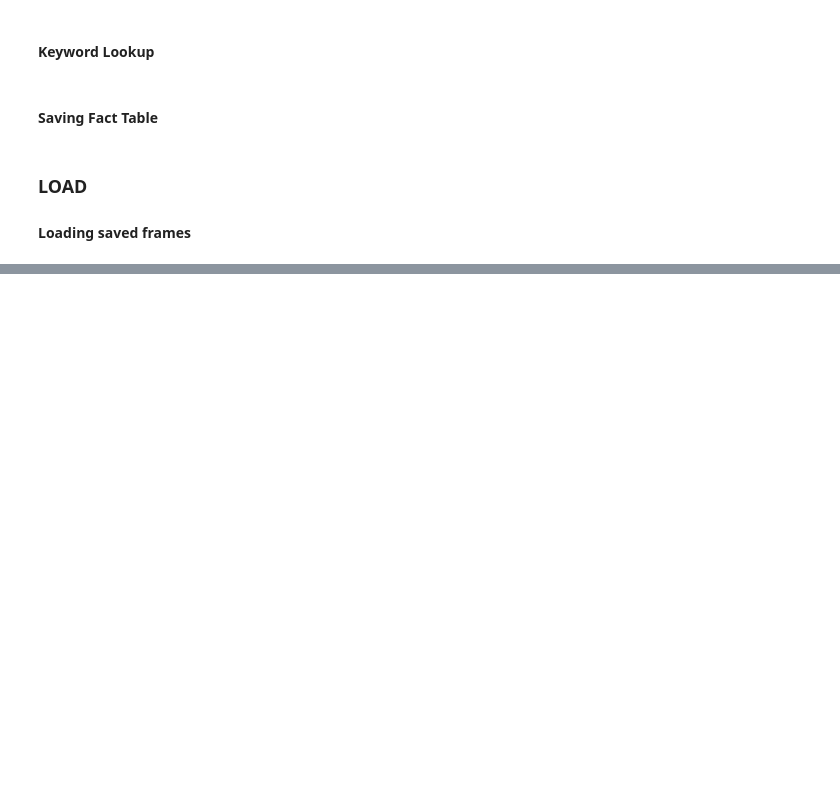
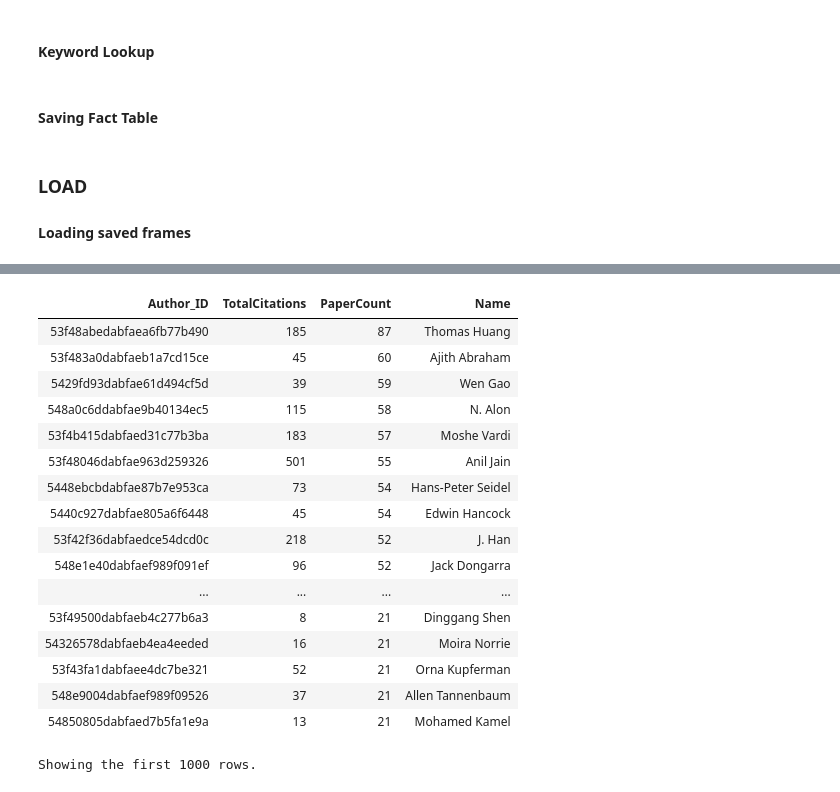
Before and after one commit to a3darekar/big-data-management-project1, a Jupyter notebook: Project 1.ipynb, the cells around one changed output, grey strips where cells are left out. Cells and saved outputs as stored; diff of their text form; code cells hidden in the pictures; blank space fills up the shorter version.

```diff
--- a/Project 1.ipynb
+++ b/Project 1.ipynb
@@ -589,0 +638,27 @@ top_k_citations_by_authors.orderBy(F.col("total citations").desc()).display(40)
+# %%
+countFrame = joined.groupBy("Author_ID").agg(
+        F.sum("NumberOfCitations").alias("TotalCitations"),
+        F.count("Publication_ID").alias("PaperCount"),
+    ).select("Author_ID", "TotalCitations", "PaperCount")
+
+countFrame = authors.join(countFrame, countFrame.Author_ID == authors._id).withColumn("Name", F.concat("FirstName", F.lit(" "), "LastName")).drop("_id", "email", "FirstName", "MiddleName", "LastName")
+display(countFrame.orderBy(F.col("PaperCount").desc()))
+# %% [output]
+| Author_ID | TotalCitations | PaperCount | Name |
+| 53f48abedabfaea6fb77b490 | 185 | 87 | Thomas Huang |
+| 53f483a0dabfaeb1a7cd15ce | 45 | 60 | Ajith Abraham |
+| 5429fd93dabfae61d494cf5d | 39 | 59 | Wen Gao |
+| 548a0c6ddabfae9b40134ec5 | 115 | 58 | N. Alon |
+| 53f4b415dabfaed31c77b3ba | 183 | 57 | Moshe Vardi |
+| 53f48046dabfae963d259326 | 501 | 55 | Anil Jain |
+| 5448ebcbdabfae87b7e953ca | 73 | 54 | Hans-Peter Seidel |
+| 5440c927dabfae805a6f6448 | 45 | 54 | Edwin Hancock |
+| 53f42f36dabfaedce54dcd0c | 218 | 52 | J. Han |
+| 548e1e40dabfaef989f091ef | 96 | 52 | Jack Dongarra |
+| ... | ... | ... | ... |
+| 53f49500dabfaeb4c277b6a3 | 8 | 21 | Dinggang Shen |
+| 54326578dabfaeb4ea4eeded | 16 | 21 | Moira Norrie |
+| 53f43fa1dabfaee4dc7be321 | 52 | 21 | Orna Kupferman |
+| 548e9004dabfaef989f09526 | 37 | 21 | Allen Tannenbaum |
+| 54850805dabfaed7b5fa1e9a | 13 | 21 | Mohamed Kamel |
+Showing the first 1000 rows.
```
Also changed, not shown: parts of 28 cells of this notebook, 2 other files.
